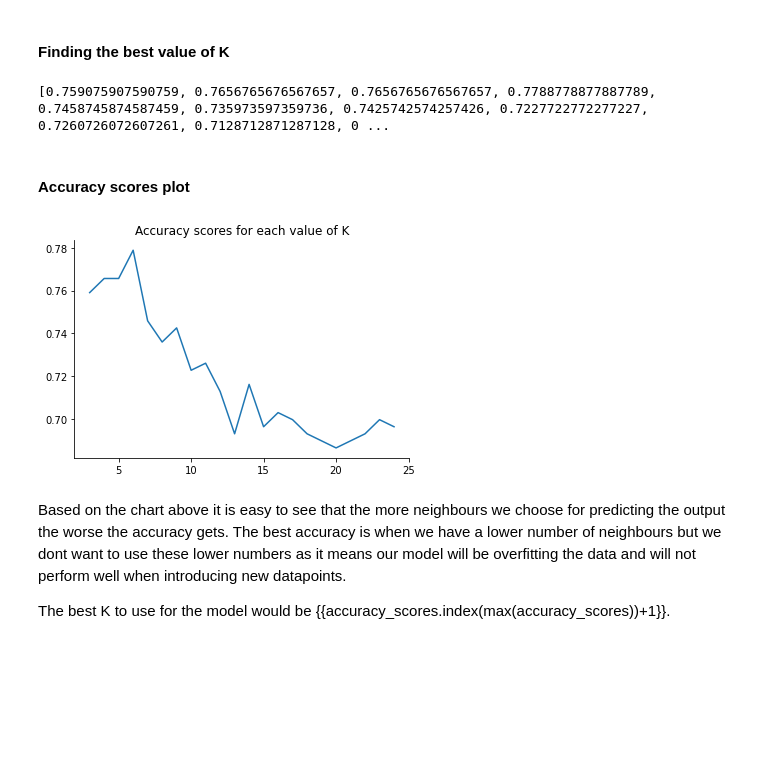
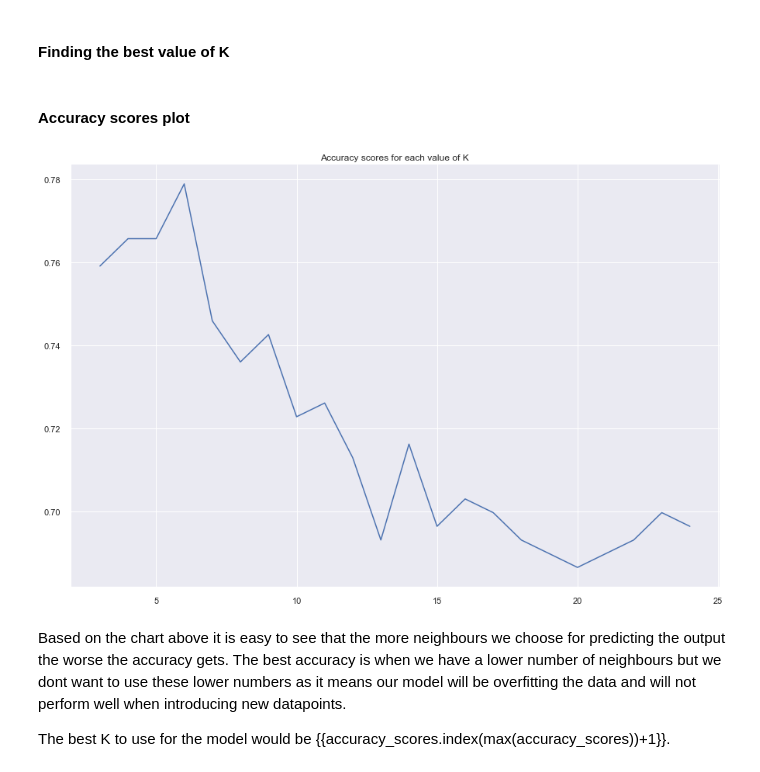
Before and after one commit to viswambaran/DataDrivenAnalytics, a Jupyter notebook: HeartAttackPredictor/HeartAttackPredictionModel.ipynb, the cells around one changed output. Drawn from its saved outputs; the diff is of its cells as text; code cells hidden in the pictures; blank space fills up the shorter version.

```diff
--- a/HeartAttackPredictor/HeartAttackPredictionModel.ipynb
+++ b/HeartAttackPredictor/HeartAttackPredictionModel.ipynb
@@ -467,23 +416,15 @@ for k in k_range:
     y_pred = knn.predict(X)
     accuracy = metrics.accuracy_score(y, y_pred)
     accuracy_scores.append(accuracy)
-
-
-
-print(accuracy_scores)
-# %% [output]
-[0.759075907590759, 0.7656765676567657, 0.7656765676567657, 0.7788778877887789, 0.7458745874587459, 0.735973597359736, 0.7425742574257426, 0.7227722772277227, 0.7260726072607261, 0.7128712871287128, 0 ...
 # %% [markdown]
 #### Accuracy scores plot
 # %%
-
-
+sns.set(rc={'figure.figsize':(15, 10)})
 sns.lineplot(k_range, accuracy_scores).set(title="Accuracy scores for each value of K")
 sns.despine(top=True, right=True)
-
-#print(accuracy_scores.index(max(accuracy_scores))+1)
+sns.set_style("dark")
 # %% [output]
-[figure, old version]
+[figure, new version]
 # %% [markdown]
 Based on the chart above it is easy to see that the more neighbours we choose for predicting the output the worse the accuracy gets. The best accuracy is when we have a lower number of neighbours but we dont want to use these lower numbers as it means our model will be overfitting the data and will not perform well when introducing new datapoints.
 
```
Also changed, not shown: parts of 13 cells of this notebook.
